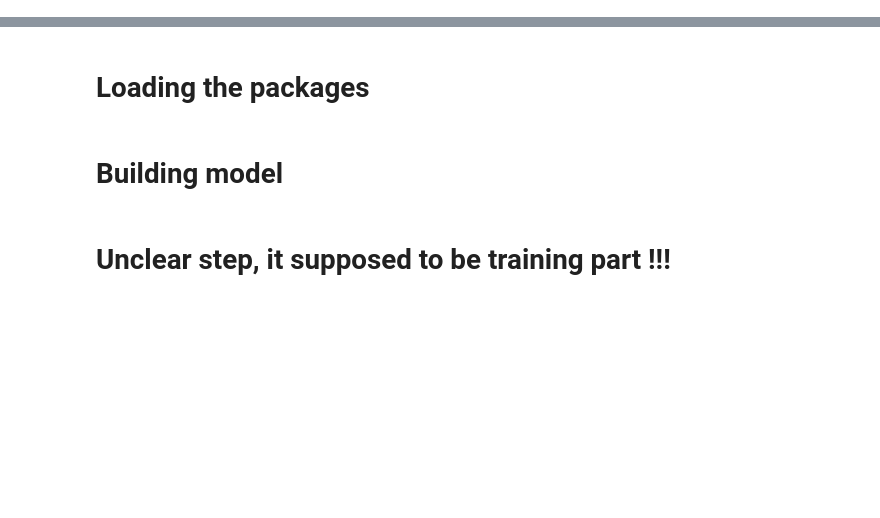
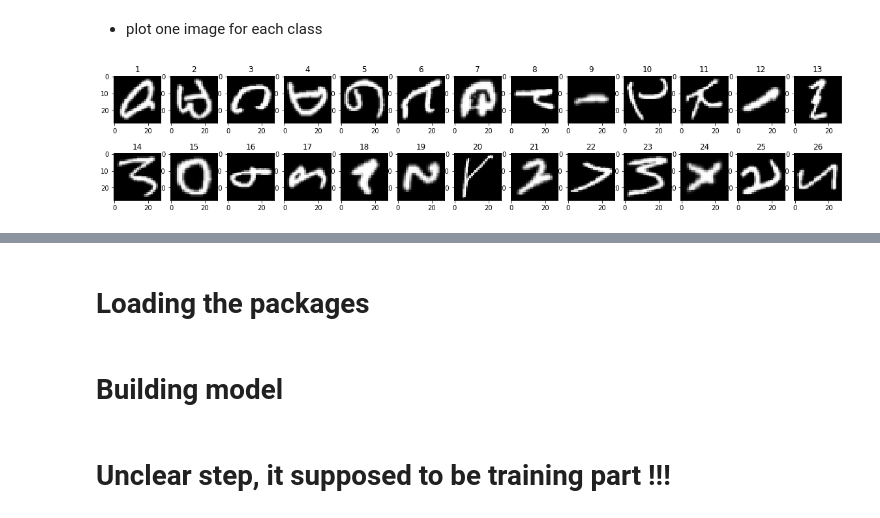
Before and after one commit to irzref/OCR-CNN, a Jupyter notebook: OCR-CNN.ipynb, the cells around one changed output, grey strips where cells are left out. Cells and saved outputs as stored; diff of their text form; code cells hidden in the pictures; blank space fills up the shorter version.

```diff
--- a/OCR-CNN.ipynb
+++ b/OCR-CNN.ipynb
@@ -67,0 +131,18 @@ for i in range(0,8):   #validate the first 5 records
+# %% [markdown]
+* plot one image for each class
+# %%
+fig, axes = plt.subplots(2,int(len(unique_class)/2), figsize=(20,4))
+
+for i in np.nditer(unique_class):
+    pixel_val = df_train.loc[df_train_y.iloc[:,0] == i].iloc[:,1:].head(1).values.reshape(28,28)
+
+    row_plot = 0
+    col_plot = (i-1) % 13
+
+    if i > len(unique_class)/2:
+        row_plot = 1
+
+    axes[row_plot][col_plot].imshow(pixel_val, cmap='gray')
+    axes[row_plot][col_plot].set_title(i)
+# %% [output]
+[figure, added]
```
Also changed, not shown: parts of 29 cells of this notebook, 2 other files.
